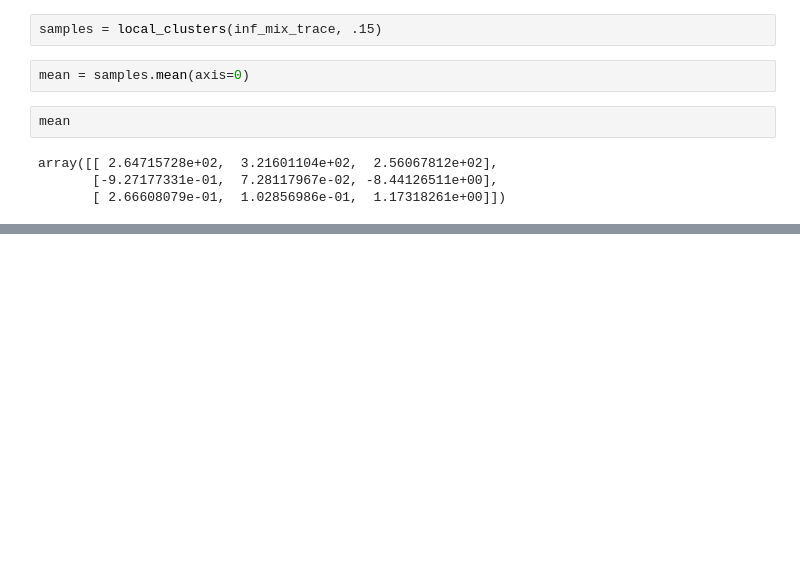
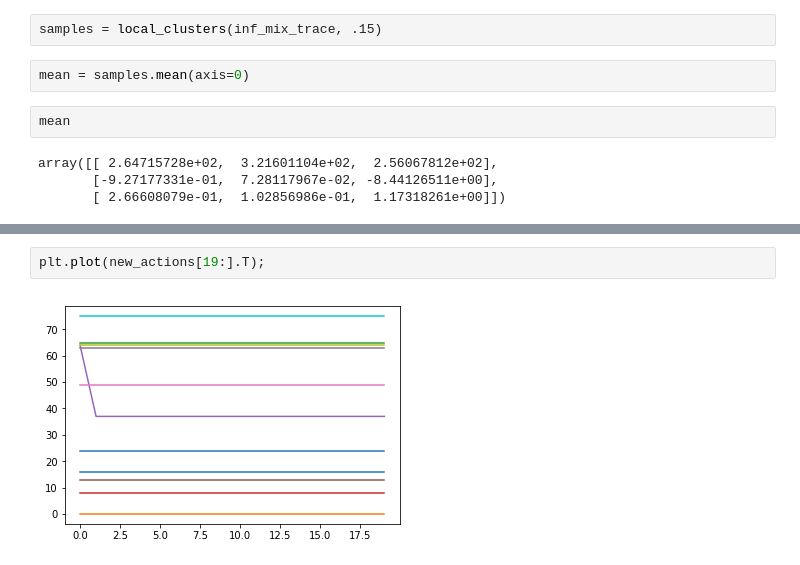
Before and after one commit to bmontambault/Active-Learning, a Jupyter notebook: individual_differences/Local Mixture Tests.ipynb, the cells around one changed output, grey strips where cells are left out. Cells and saved outputs as stored; diff of their text form; blank space fills up the shorter version.

```diff
--- a/individual_differences/Local Mixture Tests.ipynb
+++ b/individual_differences/Local Mixture Tests.ipynb
@@ -139,0 +156,4 @@ array([[ 2.64715728e+02,  3.21601104e+02,  2.56067812e+02],
+# %%
+plt.plot(new_actions[19:].T);
+# %% [output]
+[figure, added]
```
Also changed, not shown: parts of 5 cells of this notebook.
